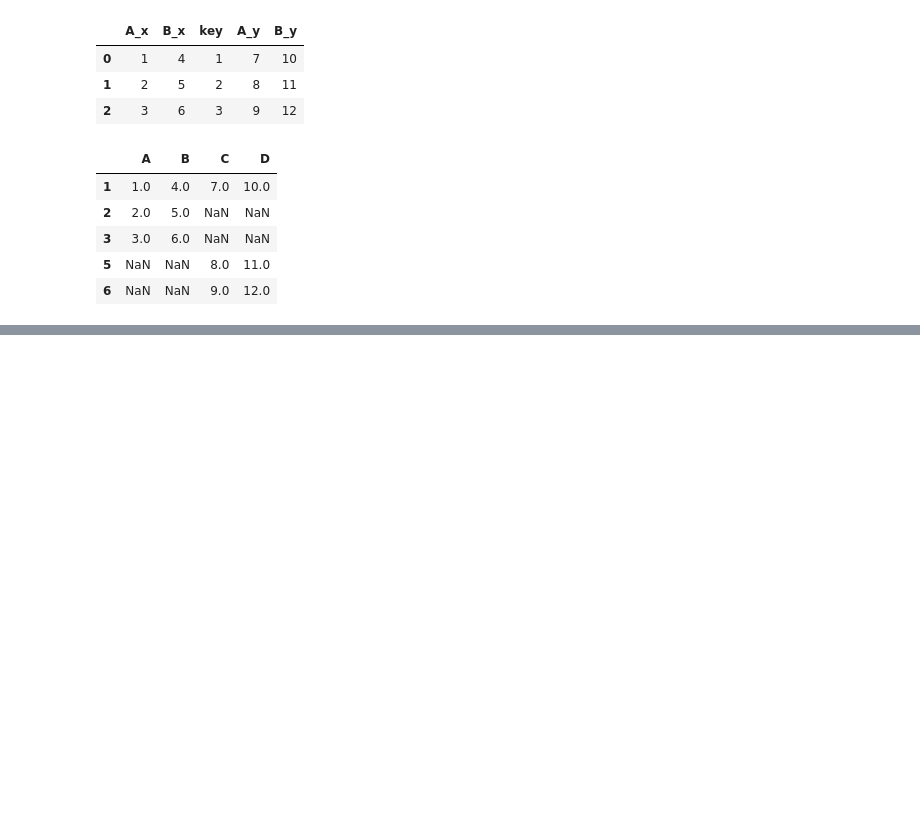
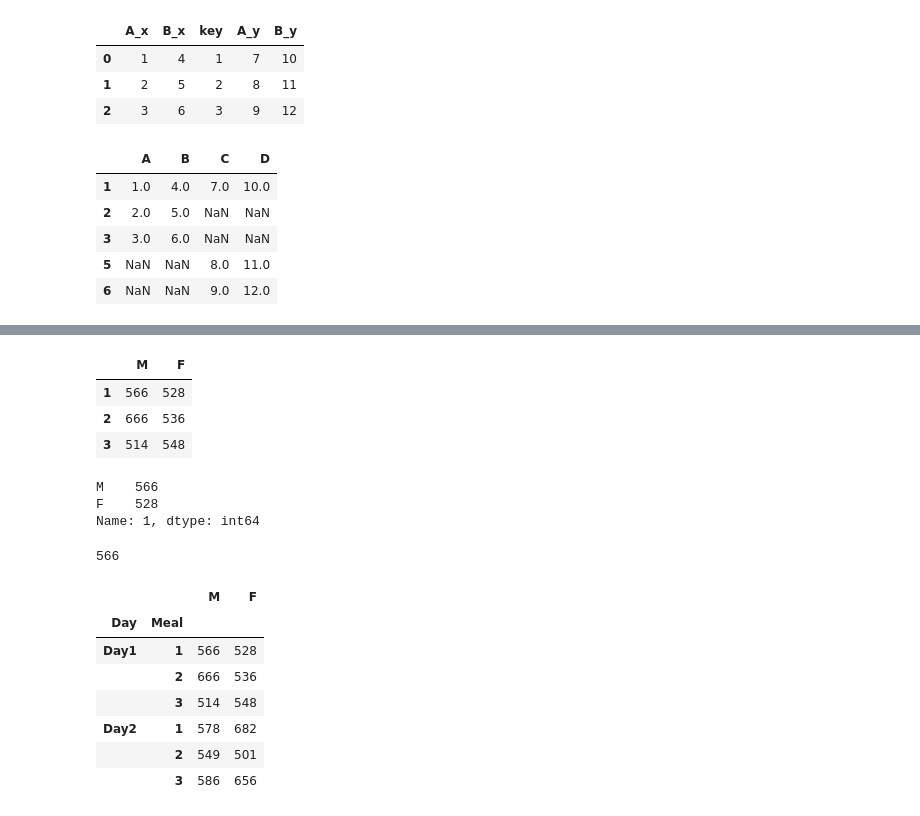
Before and after one commit to JP109/ML-Basics, a Jupyter notebook: Pandas.ipynb, the cells around one changed output, grey strips where cells are left out. Cells and saved outputs as stored; diff of their text form; code cells hidden in the pictures; blank space fills up the shorter version.

```diff
--- a/Pandas.ipynb
+++ b/Pandas.ipynb
@@ -607,0 +858,7 @@ df_14.join(df_15, how='outer')
+# %%
+# hier_index is a list of paired tuples
+# zip() pairs our days array to our meals array
+days = ['Day1', 'Day1', 'Day1', 'Day2', 'Day2', 'Day2']
+meals = [1,2,3,1,2,3]
+hier_index = list(zip(days, meals))
+hier_index
@@ -607,0 +867,5 @@ df_14.join(df_15, how='outer')
+# %%
+hier_index = pd.MultiIndex.from_tuples(hier_index)
+arr_5 = np.random.randint(500, 700, size=(6,2))
+df_9 = pd.DataFrame(arr_5, hier_index, ['M', 'F'])
+df_9
@@ -607,0 +880,33 @@ df_14.join(df_15, how='outer')
+# %%
+# Grab 1st row
+df_9.loc['Day1']
+# %% [output]
+|  | M | F |
+| 1 | 566 | 528 |
+| 2 | 666 | 536 |
+| 3 | 514 | 548 |
+# %%
+# Grab 1st row as a series
+df_9.loc['Day1'].loc[1]
+# %% [output]
+M    566
+F    528
+Name: 1, dtype: int64
+# %%
+# Accessing a particular column
+df_9.loc['Day1'].loc[1]['M']
+# %% [output]
+566
+# %%
+# Add column names
+df_9.index.names = ['Day', 'Meal']
+df_9
+# %% [output]
+|  |  | M | F |
+| Day | Meal |  |  |
+| Day1 | 1 | 566 | 528 |
+|  | 2 | 666 | 536 |
+|  | 3 | 514 | 548 |
+| Day2 | 1 | 578 | 682 |
+|  | 2 | 549 | 501 |
+|  | 3 | 586 | 656 |
```
Also changed, not shown: parts of 48 cells of this notebook.
